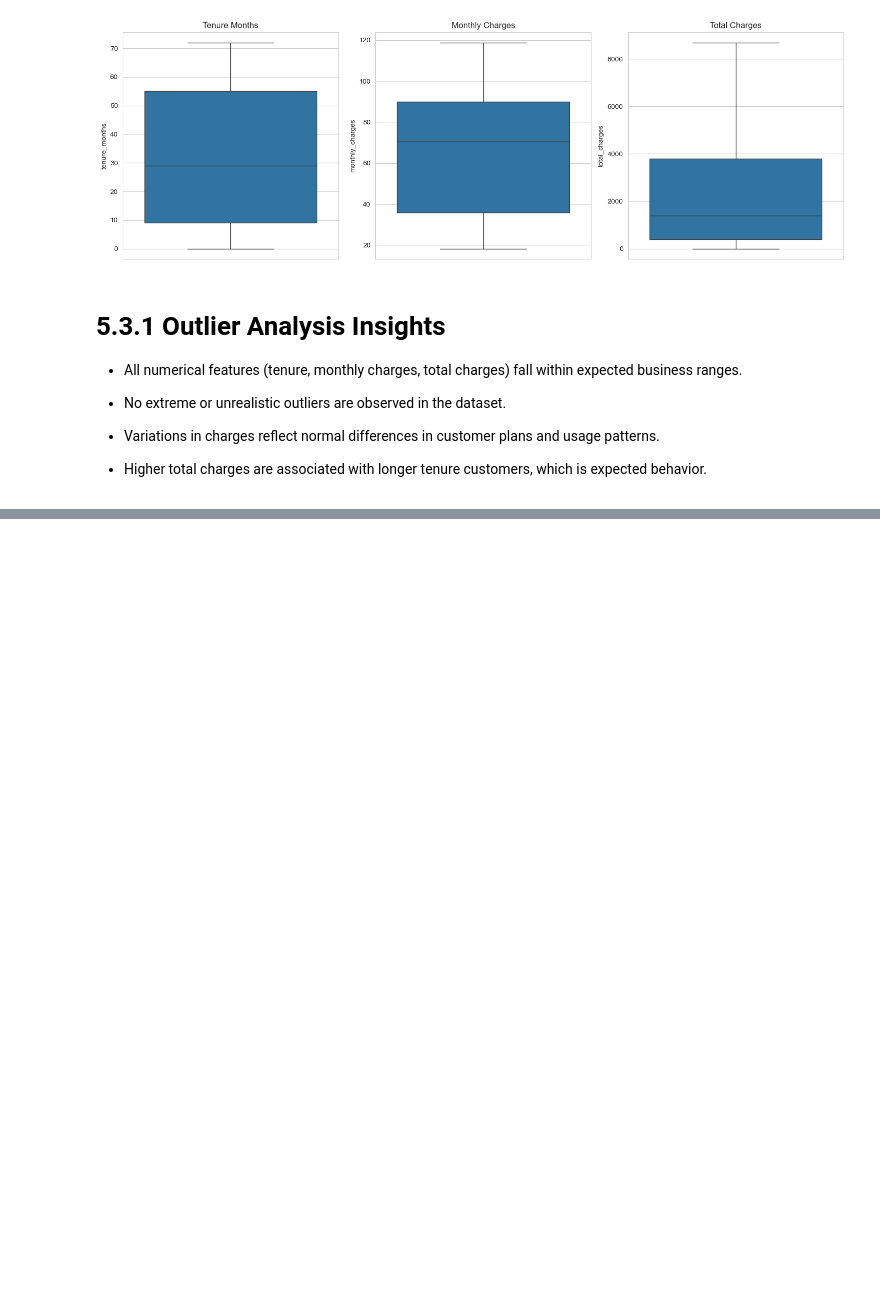
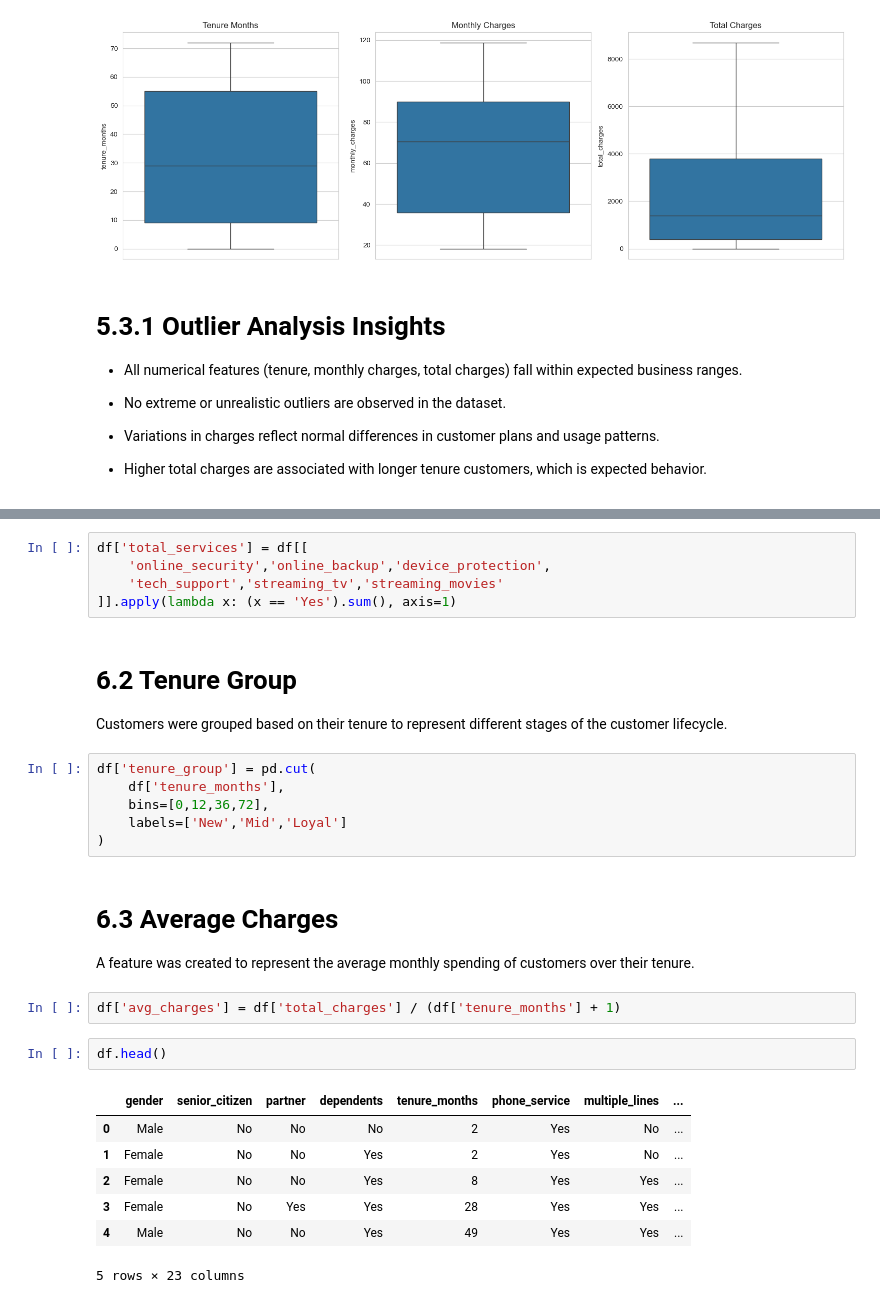
Before and after one commit to Gayathri-Gopalsamy/customer-churn-prediction-ml, a Jupyter notebook: Telco_customer_churn_prediction.ipynb, the cells around one changed output, grey strips where cells are left out. Drawn from its saved outputs; the diff is of its cells as text; blank space fills up the shorter version.

```diff
--- a/Telco_customer_churn_prediction.ipynb
+++ b/Telco_customer_churn_prediction.ipynb
@@ -438,0 +454,32 @@ plt.show()
+# %%
+df['total_services'] = df[[
+    'online_security','online_backup','device_protection',
+    'tech_support','streaming_tv','streaming_movies'
+]].apply(lambda x: (x == 'Yes').sum(), axis=1)
+# %% [markdown]
+# 6.2  Tenure Group
+
+Customers were grouped based on their tenure to represent different
+stages of the customer lifecycle.
+# %%
+df['tenure_group'] = pd.cut(
+    df['tenure_months'],
+    bins=[0,12,36,72],
+    labels=['New','Mid','Loyal']
+)
+# %% [markdown]
+# 6.3  Average Charges
+
+A feature was created to represent the average monthly spending of customers over their tenure.
+# %%
+df['avg_charges'] = df['total_charges'] / (df['tenure_months'] + 1)
+# %%
+df.head()
+# %% [output]
+|  | gender | senior_citizen | partner | dependents | tenure_months | phone_service | multiple_lines | ... |
+| 0 | Male | No | No | No | 2 | Yes | No | ... |
+| 1 | Female | No | No | Yes | 2 | Yes | No | ... |
+| 2 | Female | No | No | Yes | 8 | Yes | Yes | ... |
+| 3 | Female | No | Yes | Yes | 28 | Yes | Yes | ... |
+| 4 | Male | No | No | Yes | 49 | Yes | Yes | ... |
+5 rows × 23 columns
```
Also changed, not shown: parts of 2 cells of this notebook.
